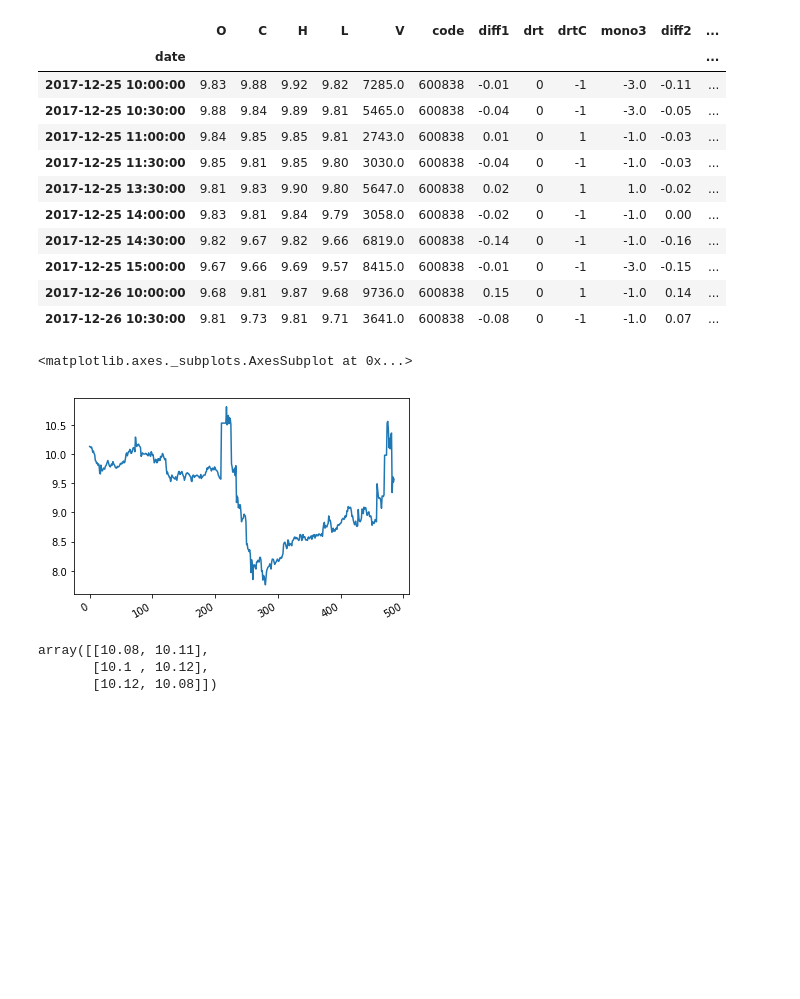
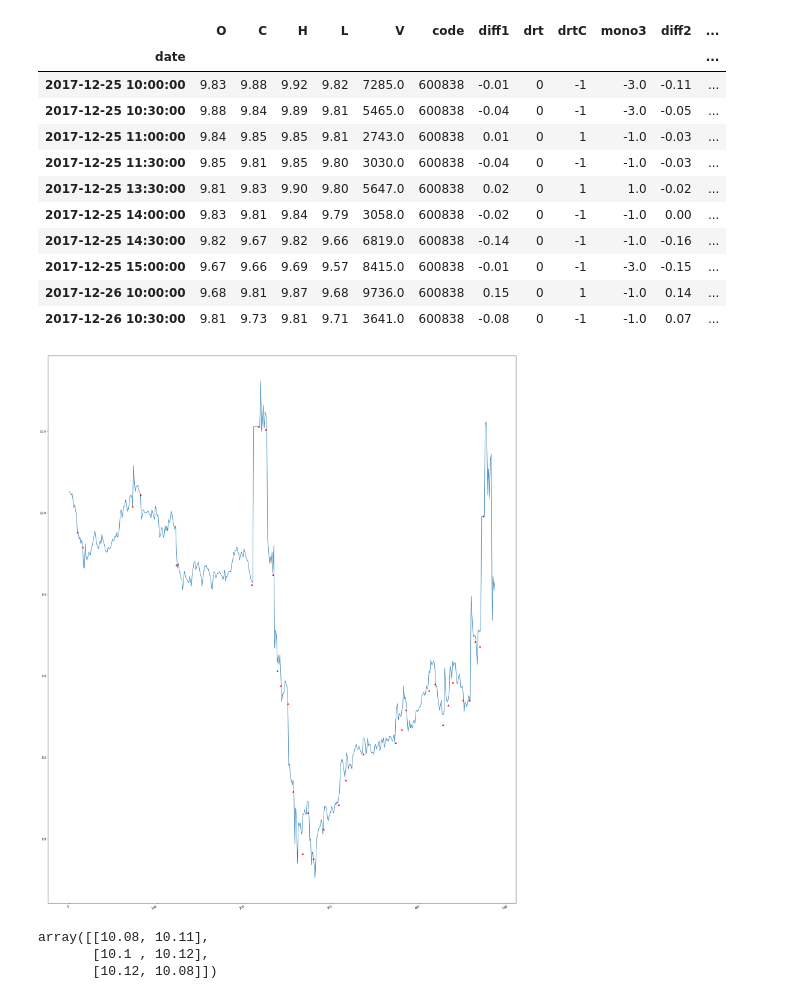
Before and after one commit to Audrey-Zhang/trading, a Jupyter notebook: 00.ipynb, the cells around one changed output. Drawn from its saved outputs; the diff is of its cells as text; code cells hidden in the pictures; blank space fills up the shorter version.

```diff
--- a/00.ipynb
+++ b/00.ipynb
@@ -219,11 +217,14 @@ df30.iloc[10:20]
 | 2017-12-25 15:00:00 | 9.67 | 9.66 | 9.69 | 9.57 | 8415.0 | 600838 | -0.01 | 0 | -1 | -3.0 | -0.15 | ... |
 | 2017-12-26 10:00:00 | 9.68 | 9.81 | 9.87 | 9.68 | 9736.0 | 600838 | 0.15 | 0 | 1 | -1.0 | 0.14 | ... |
 | 2017-12-26 10:30:00 | 9.81 | 9.73 | 9.81 | 9.71 | 3641.0 | 600838 | -0.08 | 0 | -1 | -1.0 | 0.07 | ... |
-# %%
-df30.C.plot(use_index=False)
-# %% [output]
-<matplotlib.axes._subplots.AxesSubplot at 0x...>
-[figure, removed]
+# %%
+fig = plt.figure('Bar chart & Pie chart')
+ax = fig.add_subplot(111)
+ax = df30.C.plot(use_index=False,figsize=(30,40))
+ax.plot(x,y, 'r^')
+plt.savefig("000.png")
+# %% [output]
+[figure, added]
 # %%
 arr30 = df30[['O','C']].values  # numpy.ndarray
 arr30[2:5]
```
Also changed, not shown: parts of 11 cells of this notebook, 2 other files.
